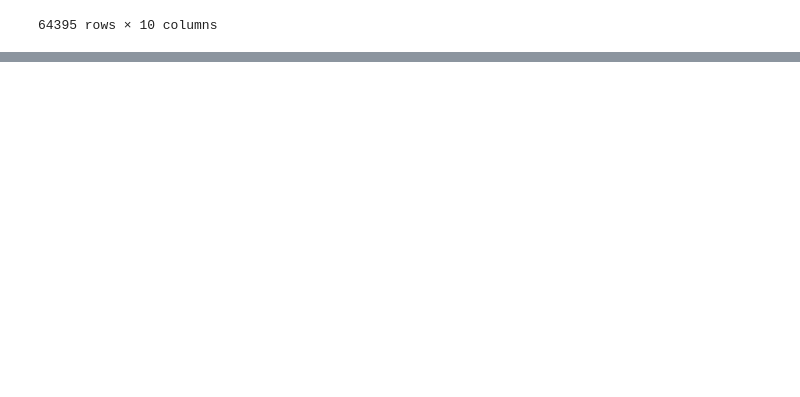
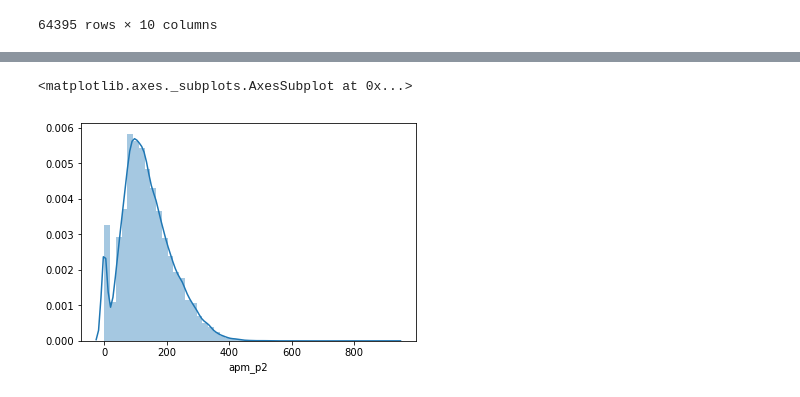
Before and after one commit to arturblch/pysc2_help, a Jupyter notebook: notebooks/Data Analising.ipynb, the cells around one changed output, grey strips where cells are left out. Cells and saved outputs as stored; diff of their text form; code cells hidden in the pictures; blank space fills up the shorter version.

```diff
--- a/notebooks/Data Analising.ipynb
+++ b/notebooks/Data Analising.ipynb
@@ -48,0 +57,5 @@ games_df['mutchup'].value_counts().plot(kind='bar')
+# %%
+sns.distplot(games_df.apm_p2)
+# %% [output]
+<matplotlib.axes._subplots.AxesSubplot at 0x...>
+[figure, added]
```
Also changed, not shown: parts of 18 cells of this notebook.
